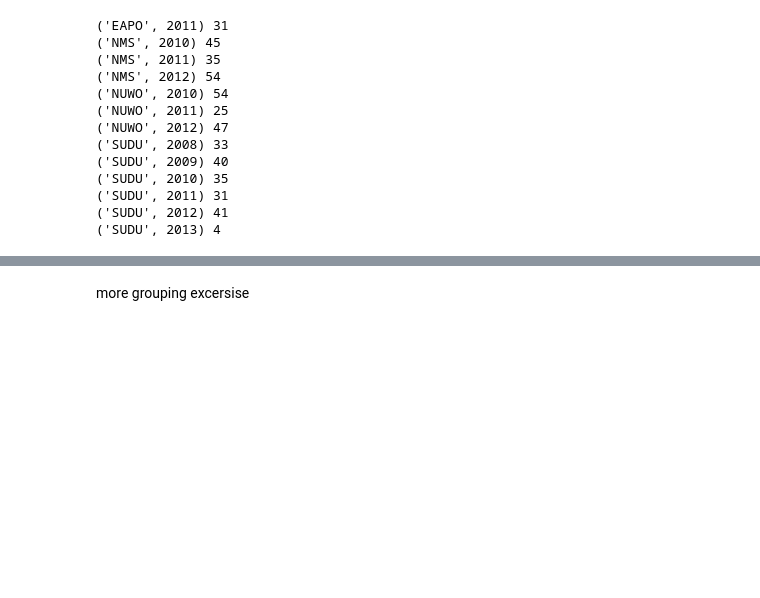
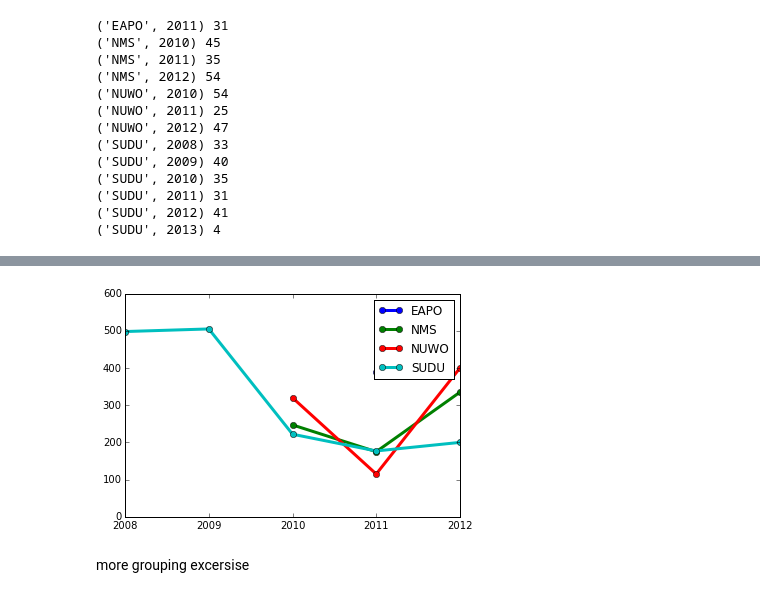
Before and after one commit to odscwest/parksconserverancy, a Jupyter notebook: preprocess.ipynb, the cells around one changed output, grey strips where cells are left out. Cells and saved outputs as stored; diff of their text form; code cells hidden in the pictures; blank space fills up the shorter version.

```diff
--- a/preprocess.ipynb
+++ b/preprocess.ipynb
@@ -86,6 +88,6 @@ for kk, vv in df_yr_sp.groupby(["site", "year"]):
 ('SUDU', 2012) 41
 ('SUDU', 2013) 4
 # %%
-spnum = df_yr_sp.groupby(["site", "year"]).agg("count")
+spnum = df_yr_sp.groupby(["site", "year"]).agg("count")["Species"]
 spnum.head()
 # %% [output]
@@ -107,0 +101,3 @@ plt.gca().xaxis.set_major_formatter(x_formatter)
+# %%
+spnum_t = pd.pivot_table( spnum.reset_index() , index = "year", columns= "site")["Species"]#.fillna(0)
+spnum_t
@@ -108,3 +113,16 @@ plt.gca().xaxis.set_major_formatter(x_formatter)
+# %%
+xlims = (2008, 2012)
+
+plt.plot(spnum_t.index.tolist(), spnum_t, "o-", lw = 3)
+
+x_formatter = plt.matplotlib.ticker.ScalarFormatter(useOffset=False)
+plt.gca().xaxis.set_major_formatter(x_formatter)
+plt.xlim(xlims)
+plt.xticks(range(xlims[0], xlims[-1]+1))
+plt.legend(spnum_t.columns.tolist())
+pass
+# %% [output]
+[figure, added]
 # %% [markdown]
 more grouping excersise
 # %%
```
Also changed, not shown: parts of 8 cells of this notebook, 4 other files.
